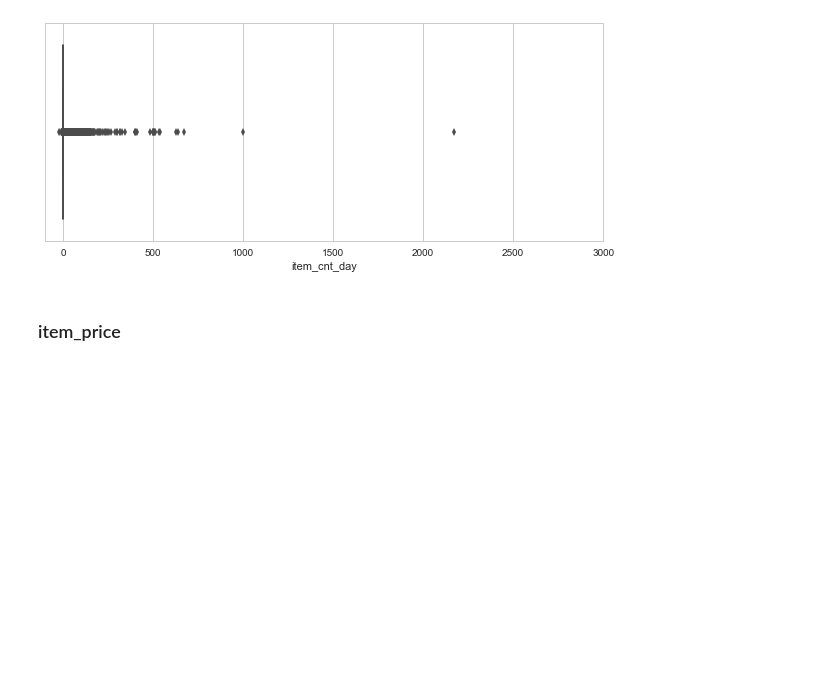
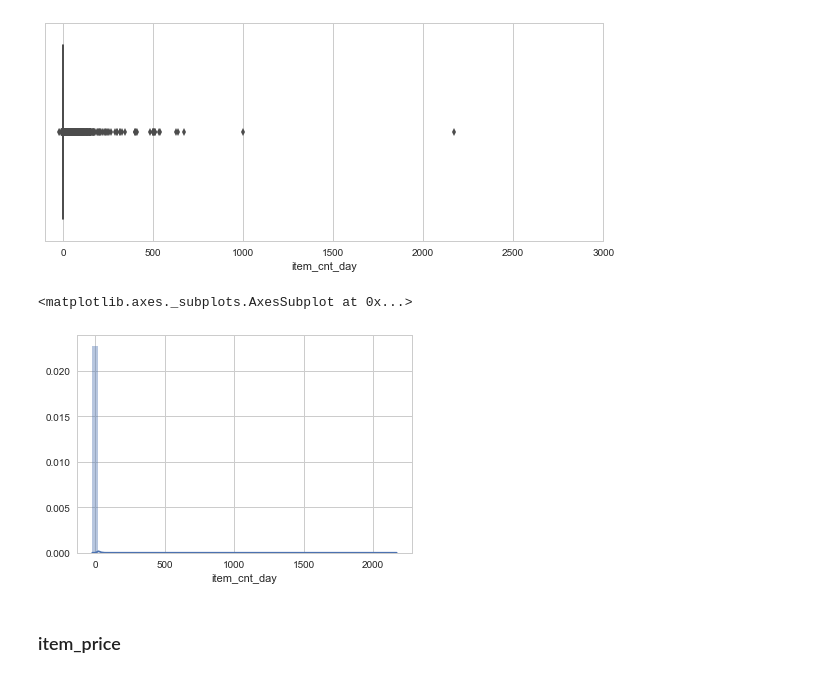
Before and after one commit to kkchuchu/kkchuchu.mushroom, a Jupyter notebook: kaggle/[kaggle] Predict Future Sales.ipynb, the cells around one changed output. Drawn from its saved outputs; the diff is of its cells as text; code cells hidden in the pictures; blank space fills up the shorter version.

```diff
--- a/kaggle/[kaggle] Predict Future Sales.ipynb
+++ b/kaggle/[kaggle] Predict Future Sales.ipynb
@@ -201,6 +201,11 @@ sns.boxplot(x=train.item_cnt_day)
 # %% [output]
 <matplotlib.axes._subplots.AxesSubplot at 0x...>
 [figure]
+# %%
+sns.distplot(train['item_cnt_day'])
+# %% [output]
+<matplotlib.axes._subplots.AxesSubplot at 0x...>
+[figure, added]
 # %% [markdown]
 ### item_price
 # %%
```
Also changed, not shown: parts of 17 cells of this notebook.
